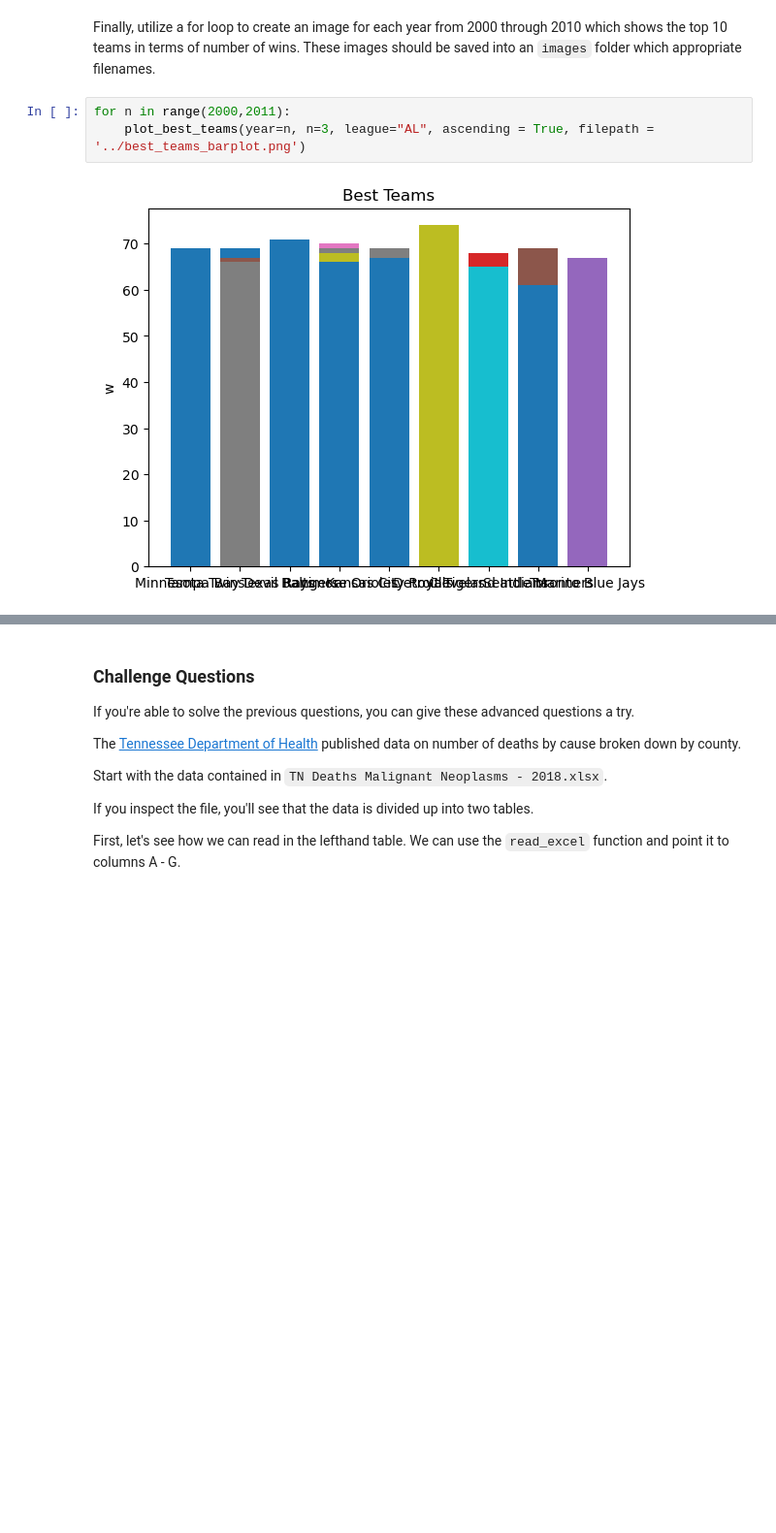
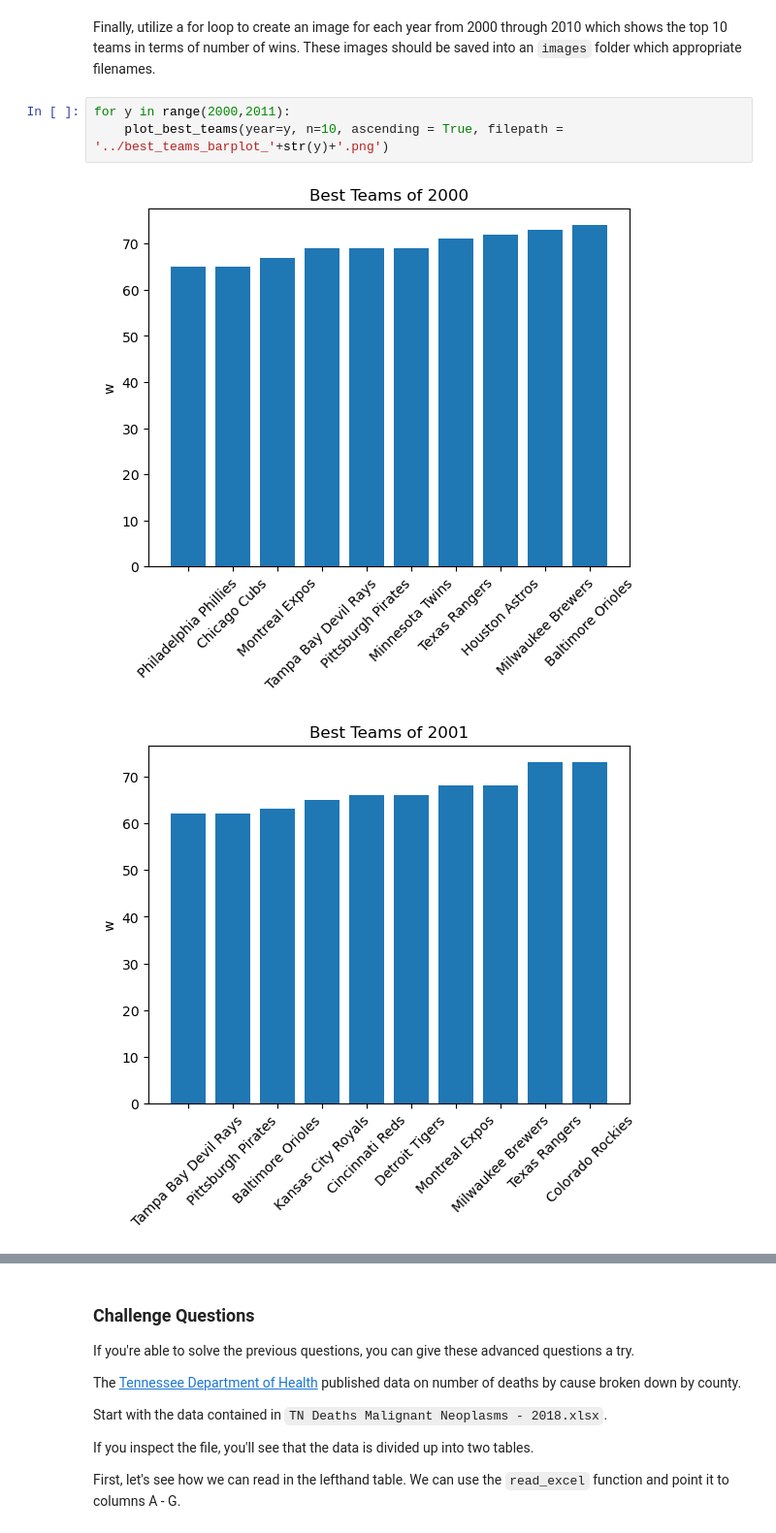
Before and after one commit to NSS-Data-Analytics-Cohort-11/loops-functions-practice-DoubleM85, a Jupyter notebook: notebooks/Loops_and_Functions_Practice.ipynb, the cells around one changed output, grey strips where cells are left out. Shown: that part at 97% size. Saved outputs shown, nothing was run; the diff lists cells and outputs as text; blank space fills up the shorter version.

```diff
--- a/notebooks/Loops_and_Functions_Practice.ipynb
+++ b/notebooks/Loops_and_Functions_Practice.ipynb
@@ -334,7 +353,8 @@ plot_best_teams(year=2014, n=3, league="AL", ascending = True, filepath = '../be
 # %% [markdown]
 Finally, utilize a for loop to create an image for each year from 2000 through 2010 which shows the top 10 teams in terms of number of wins. These images should be saved into an `images` folder which appropriate filenames.
-# %%
-for n in range(2000,2011):
-    plot_best_teams(year=n, n=3, league="AL", ascending = True, filepath = '../best_teams_barplot.png')
-# %% [output]
-[figure, removed]
+# %%
+for y in range(2000,2011):
+    plot_best_teams(year=y, n=10, ascending = True, filepath = '../best_teams_barplot_'+str(y)+'.png')
+# %% [output]
+[figure, added]
+[figure, added]
```
Also changed, not shown: parts of 10 cells of this notebook, 12 other files.
